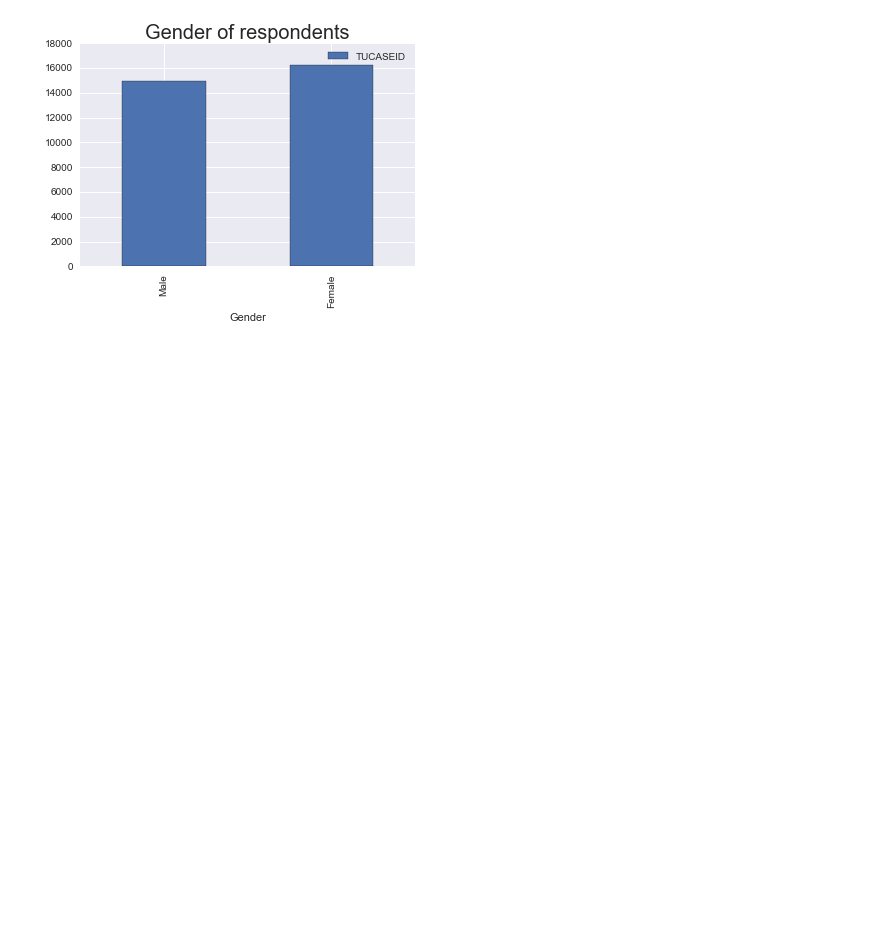
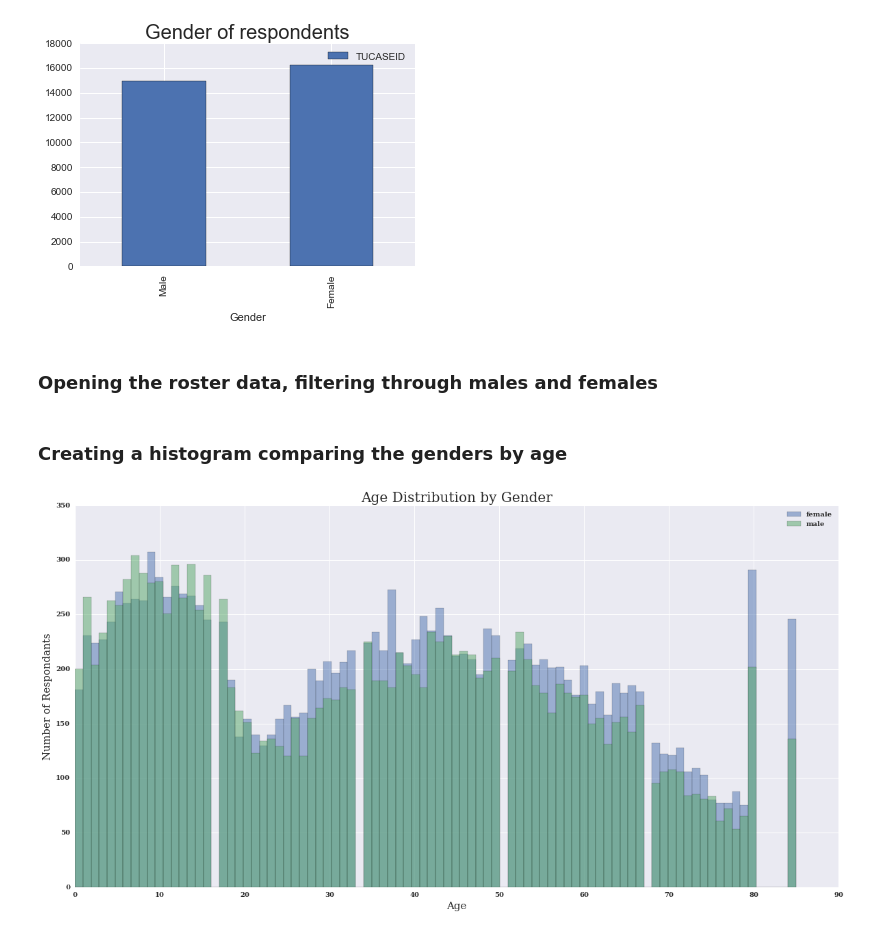
Before and after one commit to ptaylor403/atus-analysis, a Jupyter notebook: atus-analysis.ipynb, the cells around one changed output. Cells and saved outputs as stored; diff of their text form; code cells hidden in the pictures; blank space fills up the shorter version.

Commit message:
age to sex comparison graph

```diff
--- a/atus-analysis.ipynb
+++ b/atus-analysis.ipynb
@@ -32,3 +32,24 @@ plt.xlabel('Gender')
 # %% [output]
 <matplotlib.text.Text at 0x...>
 [figure]
+# %% [markdown]
+### Opening the roster data, filtering through males and females
+# %%
+roster = pd.read_csv('/Users/trishataylor/Documents/week4/homework/wasting_time/data/atusrost_2014.dat')
+
+female = roster[roster['TESEX'] == 2]
+male = roster[roster['TESEX']==1]
+# %% [markdown]
+### Creating a histogram comparing the genders by age
+# %%
+with plt.rc_context(rc={'font.family': 'serif', 'font.weight': 'bold', 'font.size': 20}):
+    fig = plt.figure(figsize=(20,10))
+    female['TEAGE'].hist(bins=90, alpha=0.5, label='female')
+    male['TEAGE'].hist(bins=90, alpha=0.5, label='male')
+    plt.legend(loc='upper right')
+    plt.xlabel('Age',fontsize=15)
+    plt.xlim(0, 90)
+    plt.ylabel('Number of Respondants', fontsize=15)
+    plt.title('Age Distribution by Gender', fontsize=20)
+# %% [output]
+[figure, added]
```
Also changed, not shown: 1 other file.
